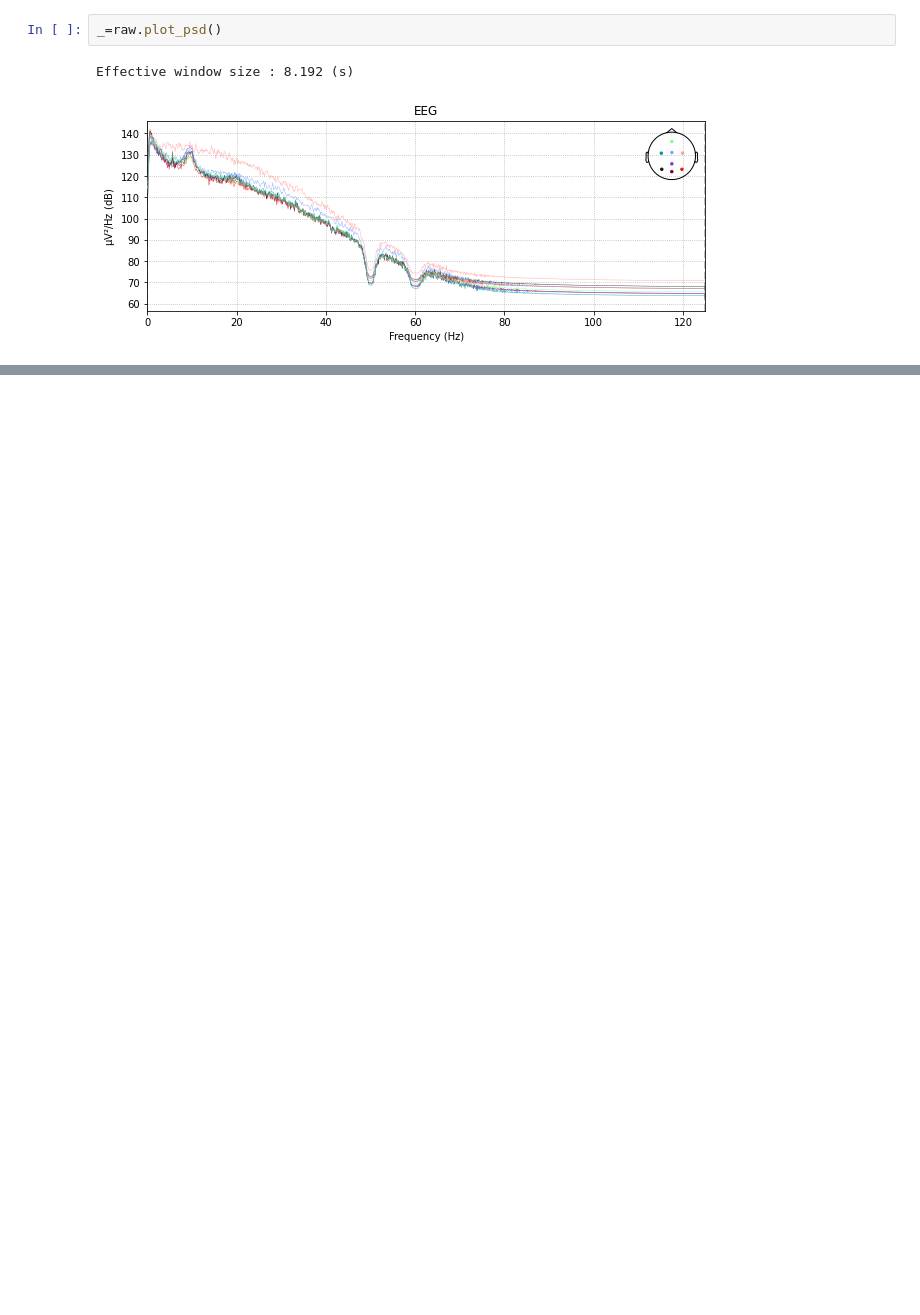
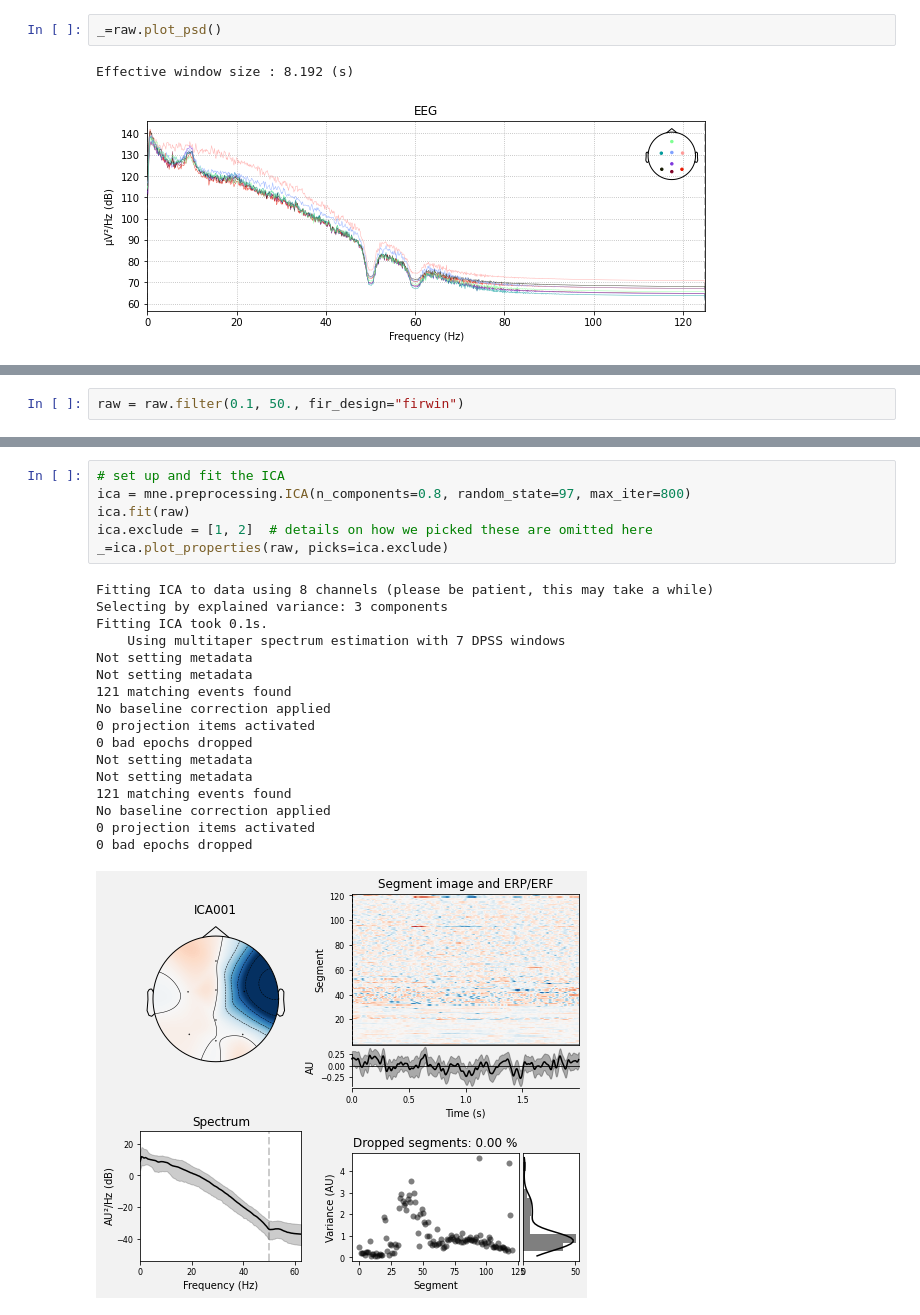
Before and after one commit to esbenkc/P300-Tweaks, a Jupyter notebook: src/mne/mne-viz.ipynb, the cells around one changed output, grey strips where cells are left out. Drawn from its saved outputs; the diff is of its cells as text; blank space fills up the shorter version.

Commit message:
mne event updates

```diff
--- a/src/mne/mne-viz.ipynb
+++ b/src/mne/mne-viz.ipynb
@@ -47,0 +52,2 @@ Effective window size : 8.192 (s)
+# %%
+raw = raw.filter(0.1, 50., fir_design="firwin")
@@ -47,0 +68,24 @@ Effective window size : 8.192 (s)
+# %%
+# set up and fit the ICA
+ica = mne.preprocessing.ICA(n_components=0.8, random_state=97, max_iter=800)
+ica.fit(raw)
+ica.exclude = [1, 2]  # details on how we picked these are omitted here
+_=ica.plot_properties(raw, picks=ica.exclude)
+# %% [output]
+Fitting ICA to data using 8 channels (please be patient, this may take a while)
+Selecting by explained variance: 3 components
+Fitting ICA took 0.1s.
+    Using multitaper spectrum estimation with 7 DPSS windows
+Not setting metadata
+Not setting metadata
+121 matching events found
+No baseline correction applied
+0 projection items activated
+0 bad epochs dropped
+Not setting metadata
+Not setting metadata
+121 matching events found
+No baseline correction applied
+0 projection items activated
+0 bad epochs dropped
+[figure, added]
```
Also changed, not shown: parts of 9 cells of this notebook, 6 other files.
